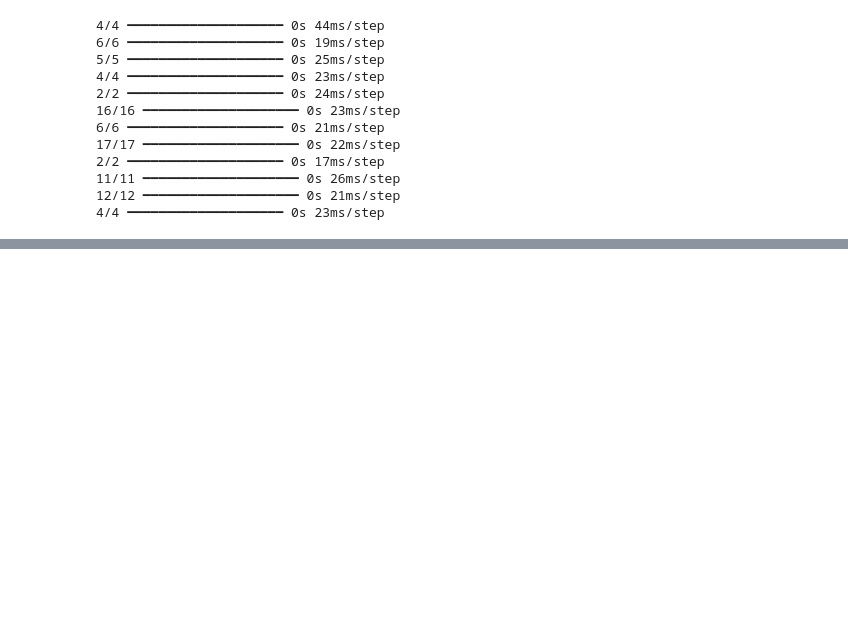
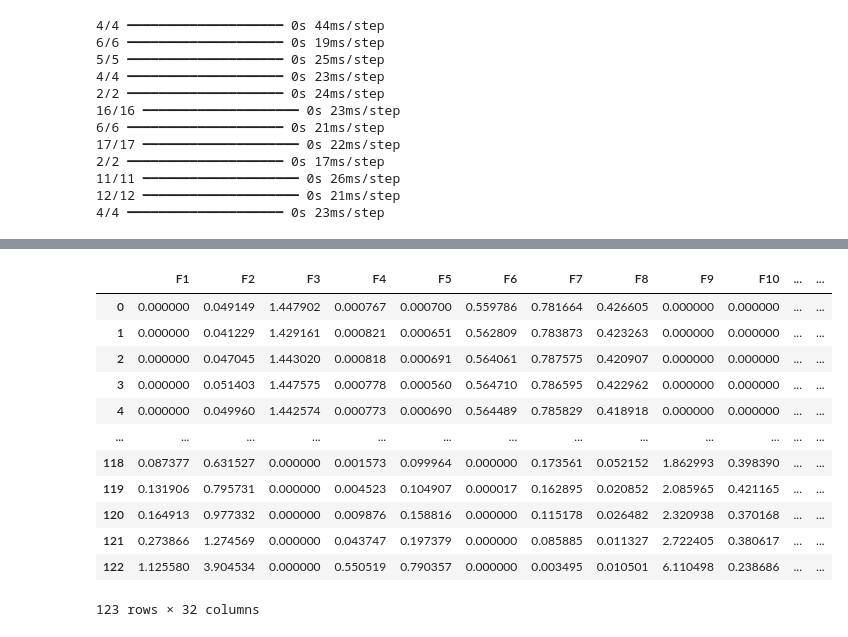
Before and after one commit to cduartes0203/Batteries_Prognostics, a Jupyter notebook: Autoencoder.ipynb, the cells around one changed output, grey strips where cells are left out. Drawn from its saved outputs; the diff is of its cells as text; code cells hidden in the pictures; blank space fills up the shorter version.

```diff
--- a/Autoencoder.ipynb
+++ b/Autoencoder.ipynb
@@ -90,0 +308,18 @@ PlotDataframes(dataframes,w=15,h=9)
+# %%
+path = r'Dataset\XJTU\DSI3\B11.csv'
+df = pd.read_csv(path)
+df
+# %% [output]
+|  | F1 | F2 | F3 | F4 | F5 | F6 | F7 | F8 | F9 | F10 | ... | ... |
+| 0 | 0.000000 | 0.049149 | 1.447902 | 0.000767 | 0.000700 | 0.559786 | 0.781664 | 0.426605 | 0.000000 | 0.000000 | ... | ... |
+| 1 | 0.000000 | 0.041229 | 1.429161 | 0.000821 | 0.000651 | 0.562809 | 0.783873 | 0.423263 | 0.000000 | 0.000000 | ... | ... |
+| 2 | 0.000000 | 0.047045 | 1.443020 | 0.000818 | 0.000691 | 0.564061 | 0.787575 | 0.420907 | 0.000000 | 0.000000 | ... | ... |
+| 3 | 0.000000 | 0.051403 | 1.447575 | 0.000778 | 0.000560 | 0.564710 | 0.786595 | 0.422962 | 0.000000 | 0.000000 | ... | ... |
+| 4 | 0.000000 | 0.049960 | 1.442574 | 0.000773 | 0.000690 | 0.564489 | 0.785829 | 0.418918 | 0.000000 | 0.000000 | ... | ... |
+| ... | ... | ... | ... | ... | ... | ... | ... | ... | ... | ... | ... | ... |
+| 118 | 0.087377 | 0.631527 | 0.000000 | 0.001573 | 0.099964 | 0.000000 | 0.173561 | 0.052152 | 1.862993 | 0.398390 | ... | ... |
+| 119 | 0.131906 | 0.795731 | 0.000000 | 0.004523 | 0.104907 | 0.000017 | 0.162895 | 0.020852 | 2.085965 | 0.421165 | ... | ... |
+| 120 | 0.164913 | 0.977332 | 0.000000 | 0.009876 | 0.158816 | 0.000000 | 0.115178 | 0.026482 | 2.320938 | 0.370168 | ... | ... |
+| 121 | 0.273866 | 1.274569 | 0.000000 | 0.043747 | 0.197379 | 0.000000 | 0.085885 | 0.011327 | 2.722405 | 0.380617 | ... | ... |
+| 122 | 1.125580 | 3.904534 | 0.000000 | 0.550519 | 0.790357 | 0.000000 | 0.003495 | 0.010501 | 6.110498 | 0.238686 | ... | ... |
+123 rows × 32 columns
```
Also changed, not shown: parts of 6 cells of this notebook, 1 other file.
